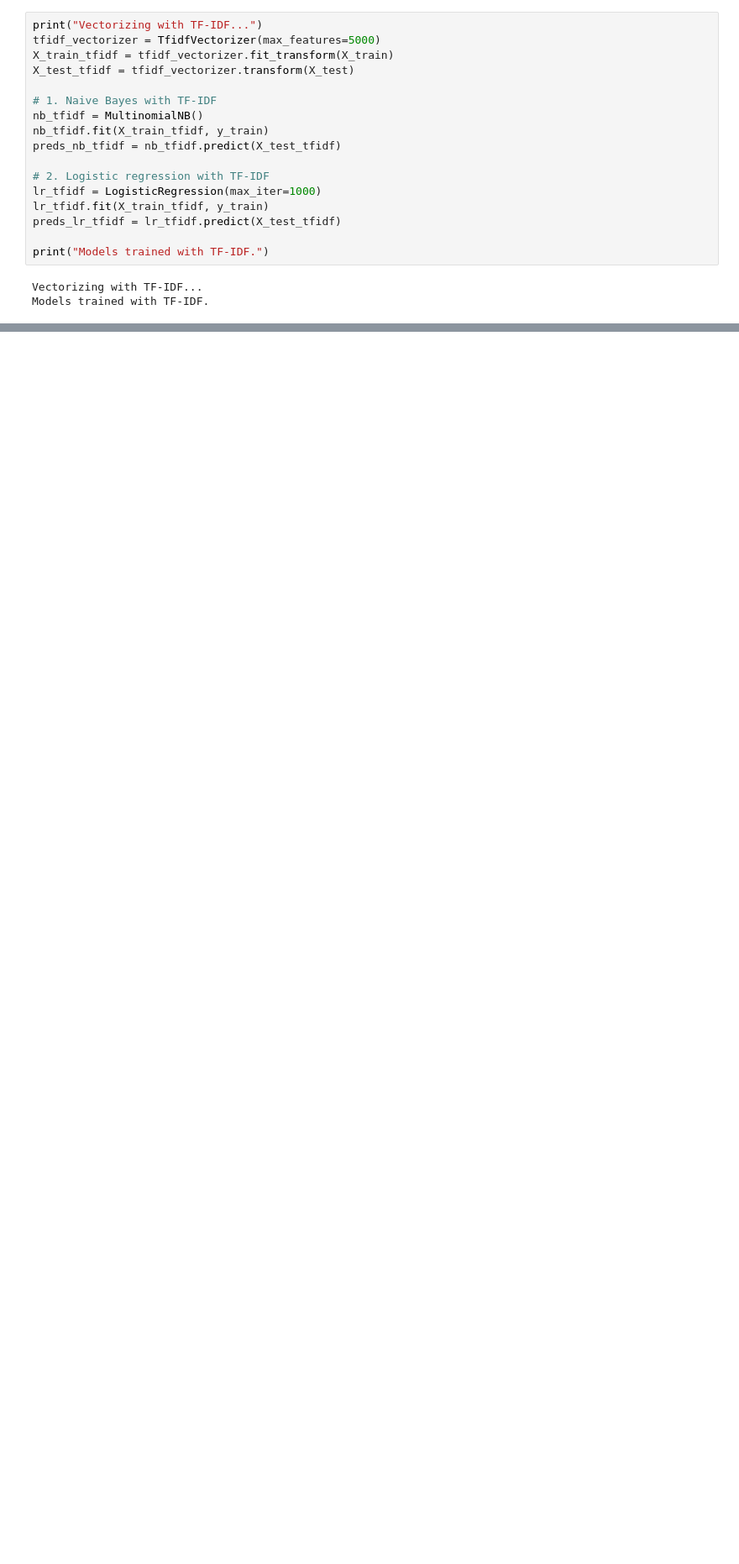
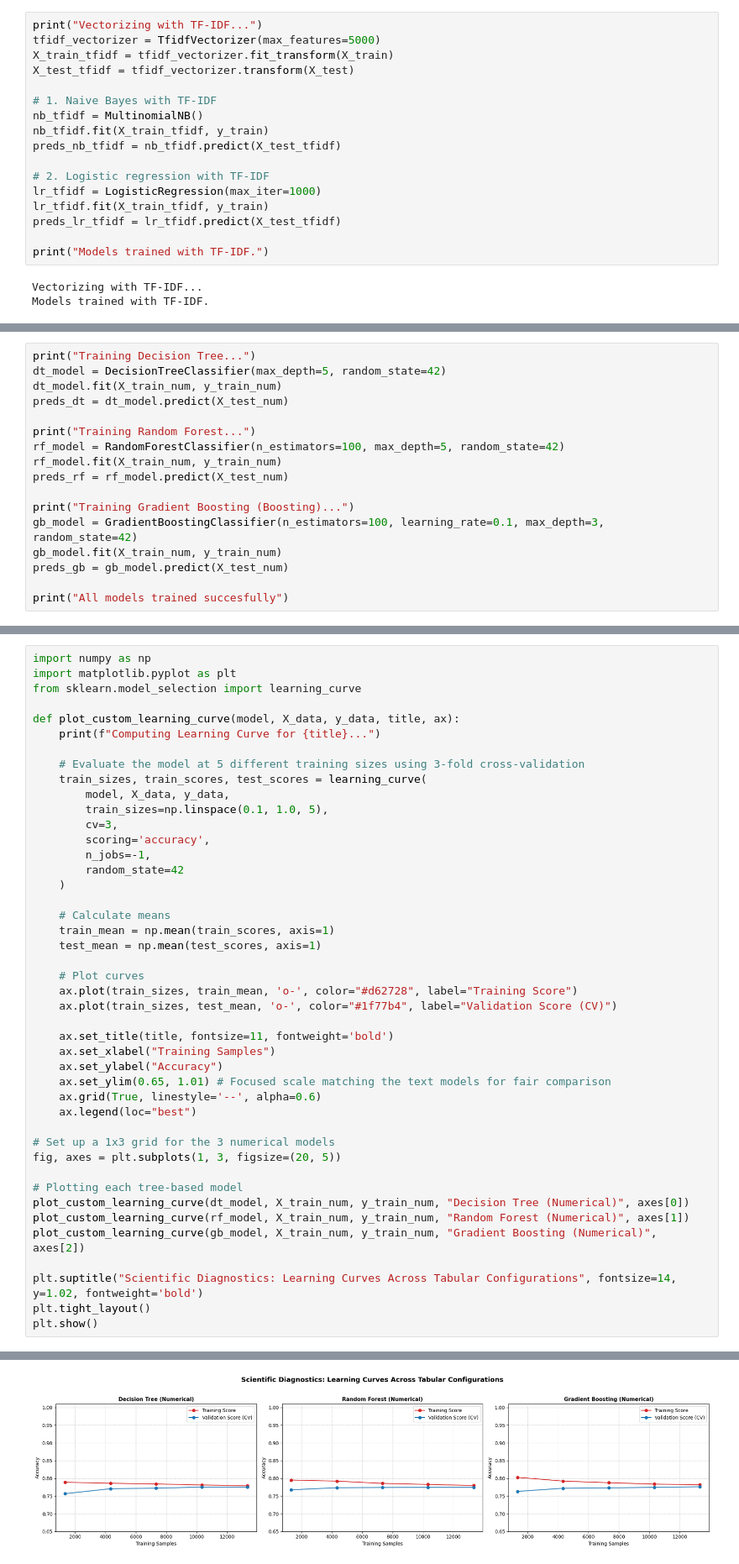
Before and after one commit to IvanGrandi/ML_2_project, a Jupyter notebook: training.ipynb, the cells around one changed output, grey strips where cells are left out. Shown at 84% size. Cells and saved outputs as stored; diff of their text form; blank space fills up the shorter version.

```diff
--- a/training.ipynb
+++ b/training.ipynb
@@ -116,0 +288,17 @@ Bag of Words (BoW) Logistic Regression   83.00%   89.04%
+# %%
+print("Training Decision Tree...")
+dt_model = DecisionTreeClassifier(max_depth=5, random_state=42)
+dt_model.fit(X_train_num, y_train_num)
+preds_dt = dt_model.predict(X_test_num)
+
+print("Training Random Forest...")
+rf_model = RandomForestClassifier(n_estimators=100, max_depth=5, random_state=42)
+rf_model.fit(X_train_num, y_train_num)
+preds_rf = rf_model.predict(X_test_num)
+
+print("Training Gradient Boosting (Boosting)...")
+gb_model = GradientBoostingClassifier(n_estimators=100, learning_rate=0.1, max_depth=3, random_state=42)
+gb_model.fit(X_train_num, y_train_num)
+preds_gb = gb_model.predict(X_test_num)
+
+print("All models trained succesfully")
@@ -116,0 +314,45 @@ Bag of Words (BoW) Logistic Regression   83.00%   89.04%
+# %%
+import numpy as np
+import matplotlib.pyplot as plt
+from sklearn.model_selection import learning_curve
+
+def plot_custom_learning_curve(model, X_data, y_data, title, ax):
+    print(f"Computing Learning Curve for {title}...")
+
+    # Evaluate the model at 5 different training sizes using 3-fold cross-validation
+    train_sizes, train_scores, test_scores = learning_curve(
+        model, X_data, y_data,
+        train_sizes=np.linspace(0.1, 1.0, 5),
+        cv=3,
+        scoring='accuracy',
+        n_jobs=-1,
+        random_state=42
+    )
+
+    # Calculate means
+    train_mean = np.mean(train_scores, axis=1)
+    test_mean = np.mean(test_scores, axis=1)
+
+    # Plot curves
+    ax.plot(train_sizes, train_mean, 'o-', color="#d62728", label="Training Score")
+    ax.plot(train_sizes, test_mean, 'o-', color="#1f77b4", label="Validation Score (CV)")
+
+    ax.set_title(title, fontsize=11, fontweight='bold')
+    ax.set_xlabel("Training Samples")
+    ax.set_ylabel("Accuracy")
+    ax.set_ylim(0.65, 1.01) # Focused scale matching the text models for fair comparison
+    ax.grid(True, linestyle='--', alpha=0.6)
+    ax.legend(loc="best")
+
+# Set up a 1x3 grid for the 3 numerical models
+fig, axes = plt.subplots(1, 3, figsize=(20, 5))
+
+# Plotting each tree-based model
+plot_custom_learning_curve(dt_model, X_train_num, y_train_num, "Decision Tree (Numerical)", axes[0])
+plot_custom_learning_curve(rf_model, X_train_num, y_train_num, "Random Forest (Numerical)", axes[1])
+plot_custom_learning_curve(gb_model, X_train_num, y_train_num, "Gradient Boosting (Numerical)", axes[2])
+
+plt.suptitle("Scientific Diagnostics: Learning Curves Across Tabular Configurations", fontsize=14, y=1.02, fontweight='bold')
+plt.tight_layout()
+plt.show()
+# %% [output]
@@ -116,0 +362 @@ Bag of Words (BoW) Logistic Regression   83.00%   89.04%
+[figure, added]
```
Also changed, not shown: parts of 40 cells of this notebook.
